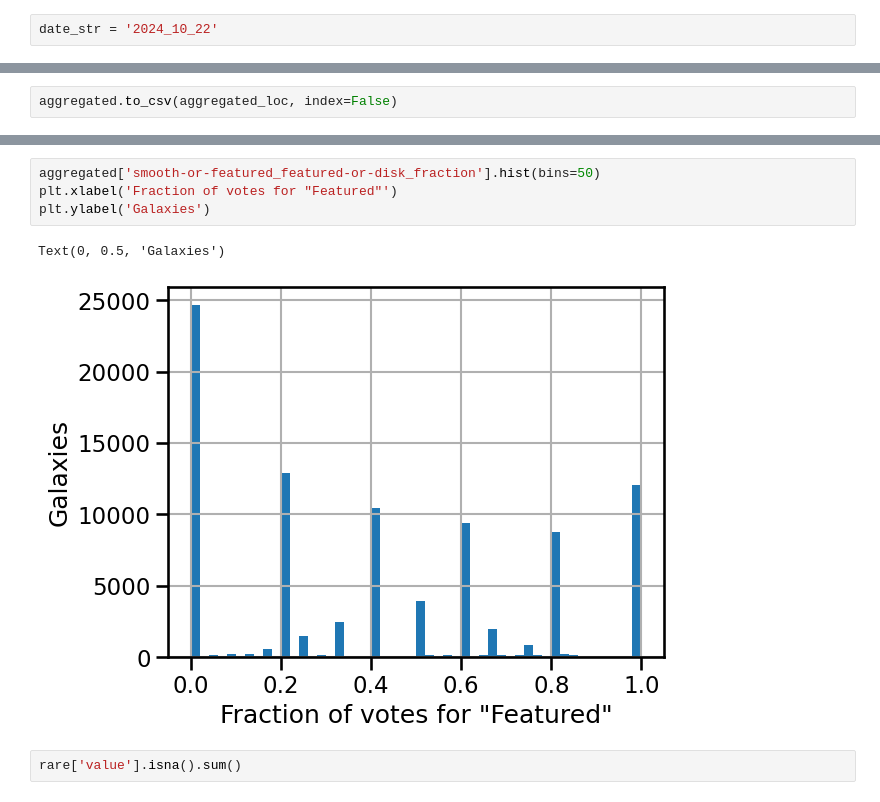
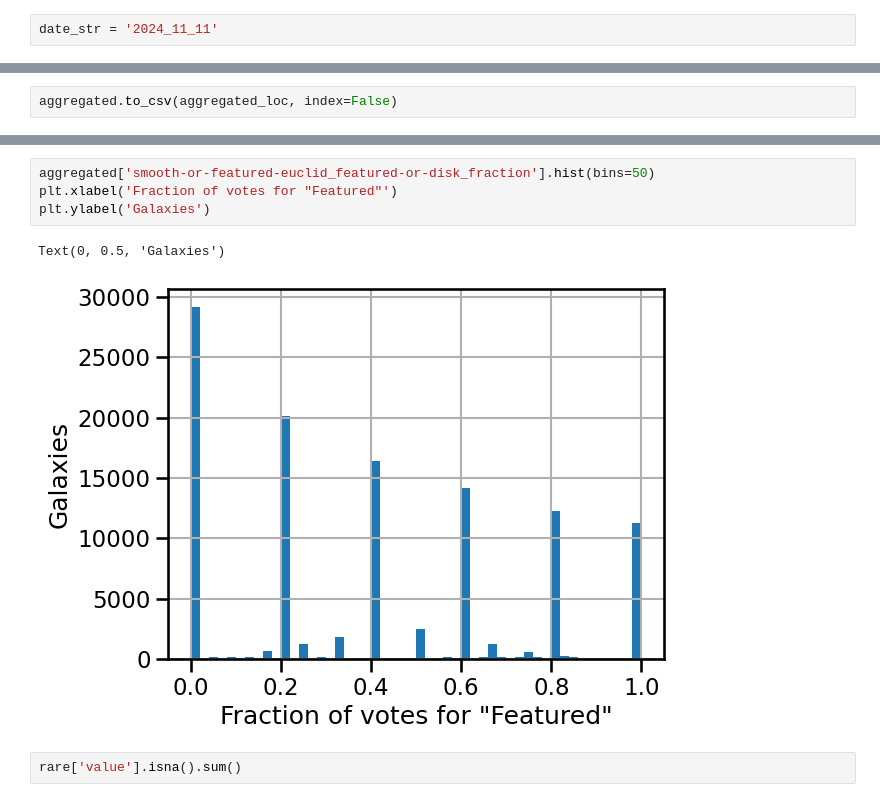
Before and after one commit to mwalmsley/gz-panoptes-reduction, a Jupyter notebook: run_reduction/euclid.ipynb, the cells around one changed output, grey strips where cells are left out. Saved outputs shown, nothing was run; the diff lists cells and outputs as text.

```diff
--- a/run_reduction/euclid.ipynb
+++ b/run_reduction/euclid.ipynb
@@ -17,5 +21,5 @@ schema = euclid_schema
 # %%
-date_str = '2024_10_22'
+date_str = '2024_11_11'
 # %%
 # classification_export_loc = '/home/walml/repos/gz-panoptes-reduction/data/euclid/euclid-development-classifications_' + date_str + '.csv'
 # aggregated_loc = '/home/walml/repos/gz-panoptes-reduction/data/euclid/euclid_development_reduced_votes_' + date_str + '.csv'
@@ -371,10 +377,10 @@ aggregated['smooth-or-featured_total-votes'].hist(bins=40)
 # %%
-aggregated['smooth-or-featured_featured-or-disk_fraction'].hist(bins=50)
+aggregated['smooth-or-featured-euclid_featured-or-disk_fraction'].hist(bins=50)
 plt.xlabel('Fraction of votes for "Featured"')
 plt.ylabel('Galaxies')
 # %% [output]
 Text(0, 0.5, 'Galaxies')
-[figure, old version]
+[figure, new version]
 # %%
 rare['value'].isna().sum()
 # %% [output]
```
Also changed, not shown: parts of 34 cells of this notebook, 2 other files.
